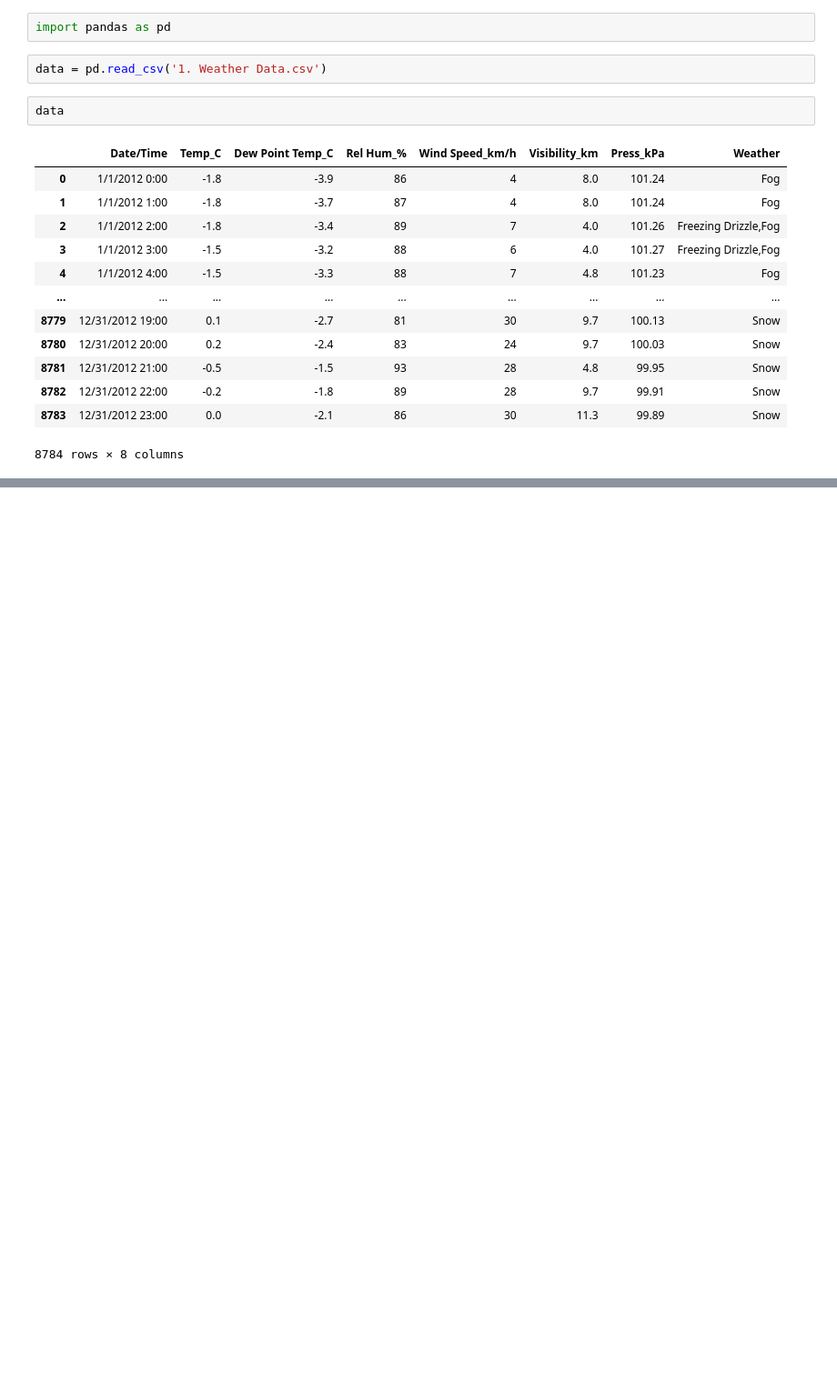
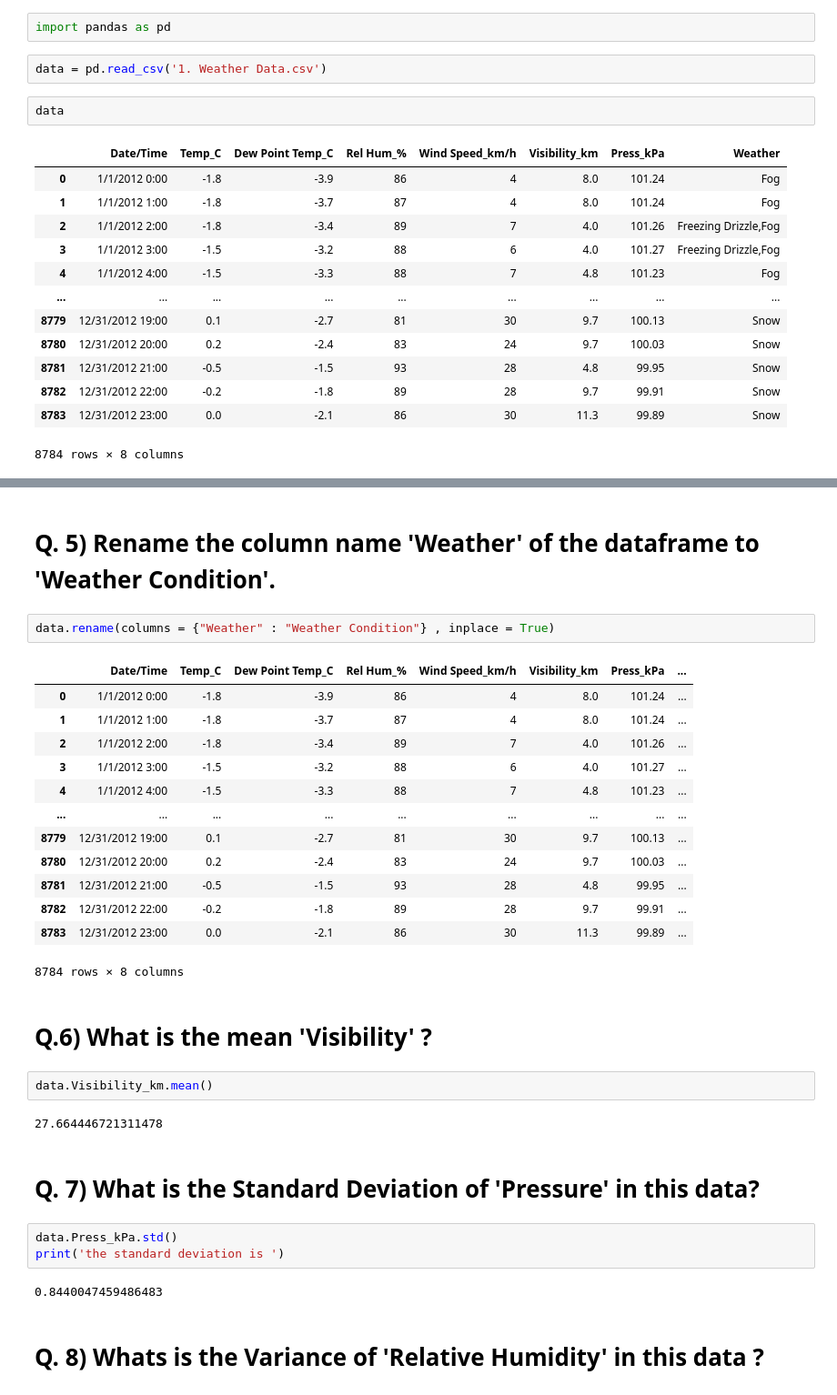
Before and after one commit to Hirwa-Joric/Exploratory-Data-analysis-for-weather-dataset, a Jupyter notebook: Untitled.ipynb, the cells around one changed output, grey strips where cells are left out. Shown: that part at 91% size. Drawn from its saved outputs; the diff is of its cells as text; blank space fills up the shorter version.

```diff
--- a/Untitled.ipynb
+++ b/Untitled.ipynb
@@ -20,0 +286,33 @@ data
+# %% [markdown]
+# Q. 5) Rename the column name 'Weather' of the dataframe to 'Weather Condition'.
+# %%
+data.rename(columns = {"Weather" : "Weather Condition"} , inplace = True)
+# %% [output]
+|  | Date/Time | Temp_C | Dew Point Temp_C | Rel Hum_% | Wind Speed_km/h | Visibility_km | Press_kPa | ... |
+| 0 | 1/1/2012 0:00 | -1.8 | -3.9 | 86 | 4 | 8.0 | 101.24 | ... |
+| 1 | 1/1/2012 1:00 | -1.8 | -3.7 | 87 | 4 | 8.0 | 101.24 | ... |
+| 2 | 1/1/2012 2:00 | -1.8 | -3.4 | 89 | 7 | 4.0 | 101.26 | ... |
+| 3 | 1/1/2012 3:00 | -1.5 | -3.2 | 88 | 6 | 4.0 | 101.27 | ... |
+| 4 | 1/1/2012 4:00 | -1.5 | -3.3 | 88 | 7 | 4.8 | 101.23 | ... |
+| ... | ... | ... | ... | ... | ... | ... | ... | ... |
+| 8779 | 12/31/2012 19:00 | 0.1 | -2.7 | 81 | 30 | 9.7 | 100.13 | ... |
+| 8780 | 12/31/2012 20:00 | 0.2 | -2.4 | 83 | 24 | 9.7 | 100.03 | ... |
+| 8781 | 12/31/2012 21:00 | -0.5 | -1.5 | 93 | 28 | 4.8 | 99.95 | ... |
+| 8782 | 12/31/2012 22:00 | -0.2 | -1.8 | 89 | 28 | 9.7 | 99.91 | ... |
+| 8783 | 12/31/2012 23:00 | 0.0 | -2.1 | 86 | 30 | 11.3 | 99.89 | ... |
+8784 rows × 8 columns
+# %% [markdown]
+# Q.6) What is the mean 'Visibility' ?
+# %%
+data.Visibility_km.mean()
+# %% [output]
+27.664446721311478
+# %% [markdown]
+# Q. 7) What is the Standard Deviation of 'Pressure' in this data?
+# %%
+data.Press_kPa.std()
+print('the standard deviation is ')
+# %% [output]
+0.8440047459486483
+# %% [markdown]
+# Q. 8) Whats is the Variance of 'Relative Humidity' in this data ?
```
Also changed, not shown: parts of 24 cells of this notebook.
